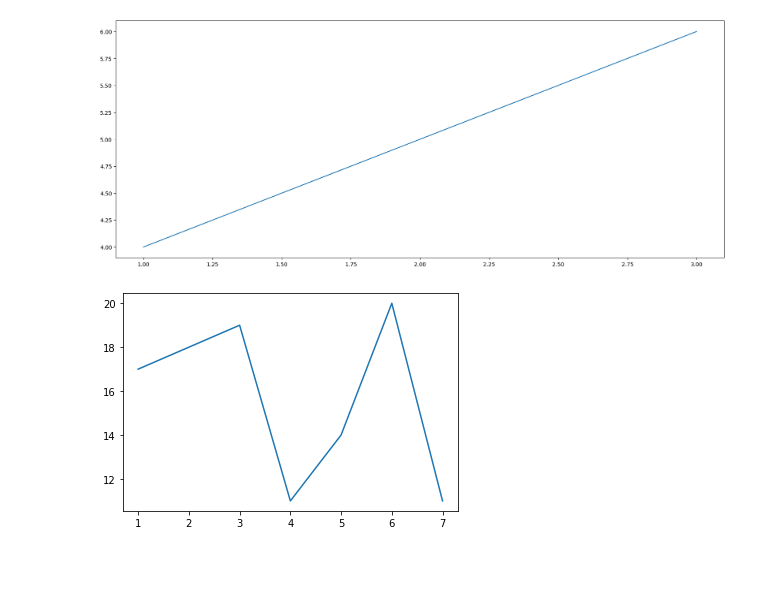
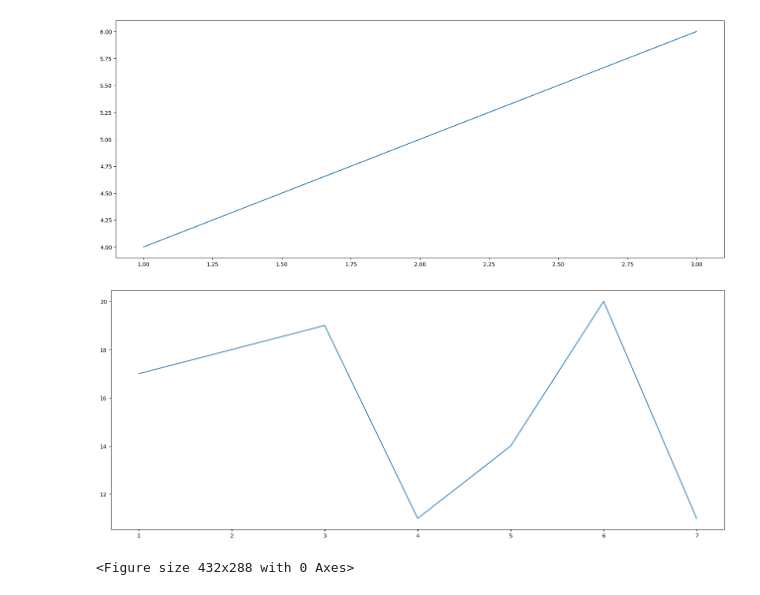
Before and after one commit to zy30651/AI, a Jupyter notebook: jupyter1.ipynb, the cells around one changed output. Drawn from its saved outputs; the diff is of its cells as text; code cells hidden in the pictures; blank space fills up the shorter version.

```diff
--- a/jupyter1.ipynb
+++ b/jupyter1.ipynb
@@ -9,11 +9,14 @@ plt.show()
 # %%
 import matplotlib.pyplot as plt
 # %%
-# 生成flg
-plt.figure()
+# 生成flg，并设置图片大小，清晰度
+plt.figure(figsize=(20, 8), dpi=80)
 # 准备数据
 plt.plot([1,2,3,4,5,6,7],[17,18,19,11,14,20,11])
 # show
 plt.show()
+# 设置图片保存位置
+plt.savefig("test.png")
 # %% [output]
-[figure, old version]
+[figure, new version]
+<Figure size 432x288 with 0 Axes>
```
Also changed, not shown: 1 other file.
